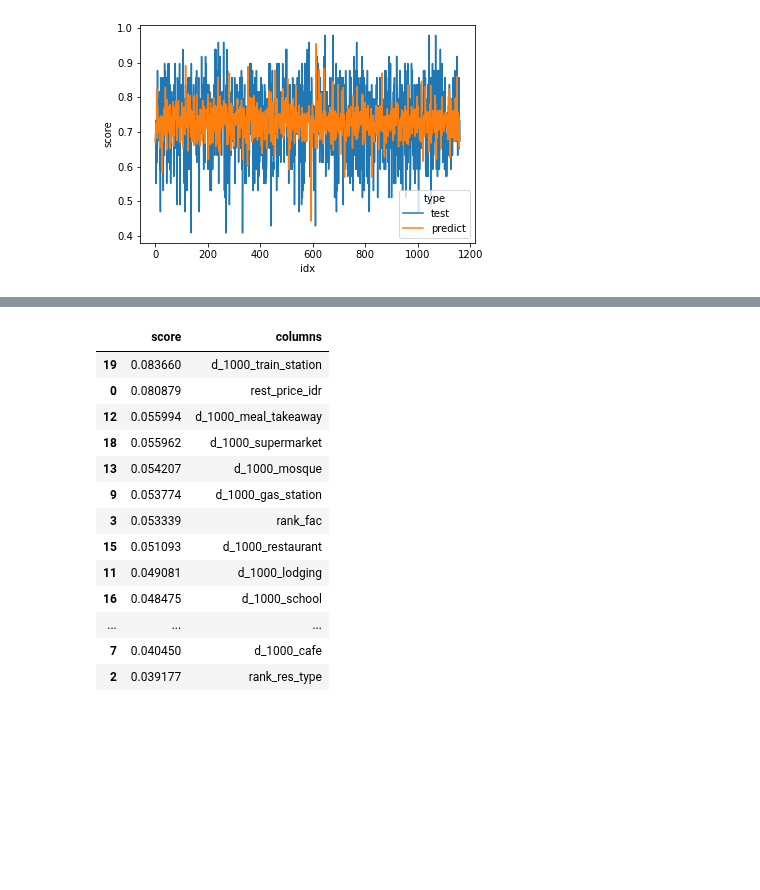
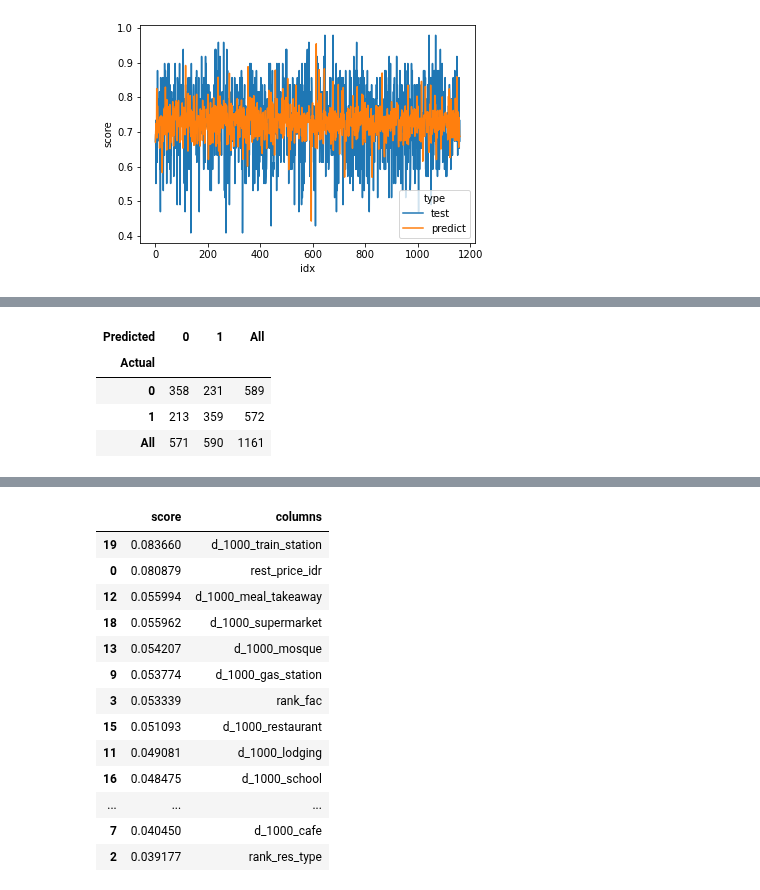
Before and after one commit to adamaulia/AdamThesis, a Jupyter notebook: 4_model.ipynb, the cells around one changed output, grey strips where cells are left out. Drawn from its saved outputs; the diff is of its cells as text; code cells hidden in the pictures; blank space fills up the shorter version.

Commit message:
zomato poi classification

```diff
--- a/4_model.ipynb
+++ b/4_model.ipynb
@@ -407,3 +407,34 @@ show_error_pattern(y_pred=y_pred_test_svr, y_test=y_test)
  MSE 0.00945829499772623
  R2 0.17590080309770628
 [figure]
+# %%
+# Binary classfication
+
+df_zom_poi = pd.read_csv('data/3_clean_zomato_gof_1000.csv')
+df_zom_poi['rest_price_idr'] = df_zom_poi['rest_price_idr'] / 1000
+df_zom_poi['rest_price_idr'] = df_zom_poi['rest_price_idr'].astype(int)
+# df['rank_res_type'] = df['rank_res_type'].astype(int)
+# df['rank_fac'] = df['rank_fac'].astype(int)
+df_zom_poi['binary_target'] = df_zom_poi['rating'].apply( lambda x:0 if x < 3.5 else 1)
+
+drop_column = ['url','index','rating','lat','long','review','new_code_res_type','new_code_fac','geohash']
+target_column = 'rating'
+
+# scaled the values
+features_columns = df_zom_poi.drop(drop_column,axis=1).columns
+features_columns = list(features_columns) + [target_column]
+scaler = MinMaxScaler()
+df_input_scale = pd.DataFrame(scaler.fit_transform(df_zom_poi[features_columns]), columns = features_columns)
+df_input_scale['binary_target'] = df_input_scale['rating'].apply( lambda x:0 if x < 0.75 else 1)
+
+
+X_train, X_test, y_train, y_test = train_test_split(df_input_scale.drop([target_column,'binary_target'], axis=1), df_input_scale['binary_target'], test_size=0.12, random_state=42)
+
+
+# clf = RandomForestClassifier(random_state=0)
+clf = xgb.XGBClassifier(use_label_encoder=False,random_state=0, n_estimators = 100)
+clf.fit(X_train,y_train)
+
+y_pred = clf.predict(X_test)
+print('f1 score : {}'.format(f1_score(y_pred, y_test, average='binary')))
+df_confusion = pd.crosstab(y_test, y_pred, rownames=['Actual'], colnames=['Predicted'], margins=True)
@@ -409,0 +444,8 @@ show_error_pattern(y_pred=y_pred_test_svr, y_test=y_test)
+# %%
+df_confusion
+# %% [output]
+| Predicted | 0 | 1 | All |
+| Actual |  |  |  |
+| 0 | 358 | 231 | 589 |
+| 1 | 213 | 359 | 572 |
+| All | 571 | 590 | 1161 |
```
Also changed, not shown: parts of 2 cells of this notebook.
